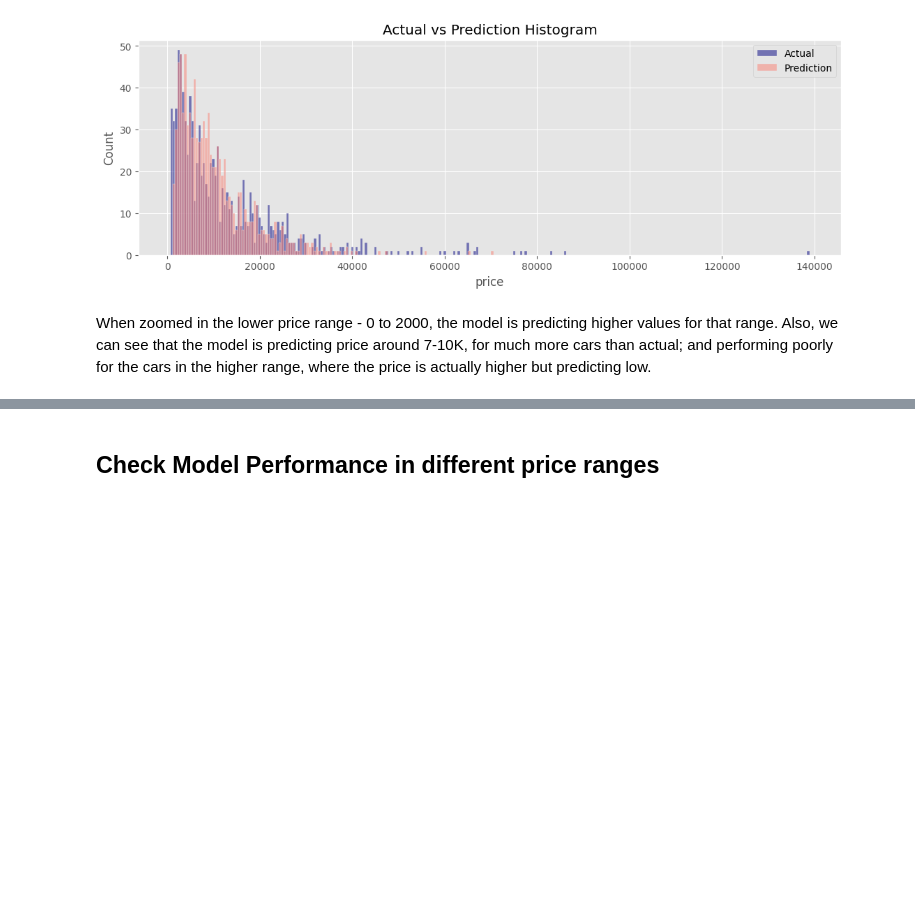
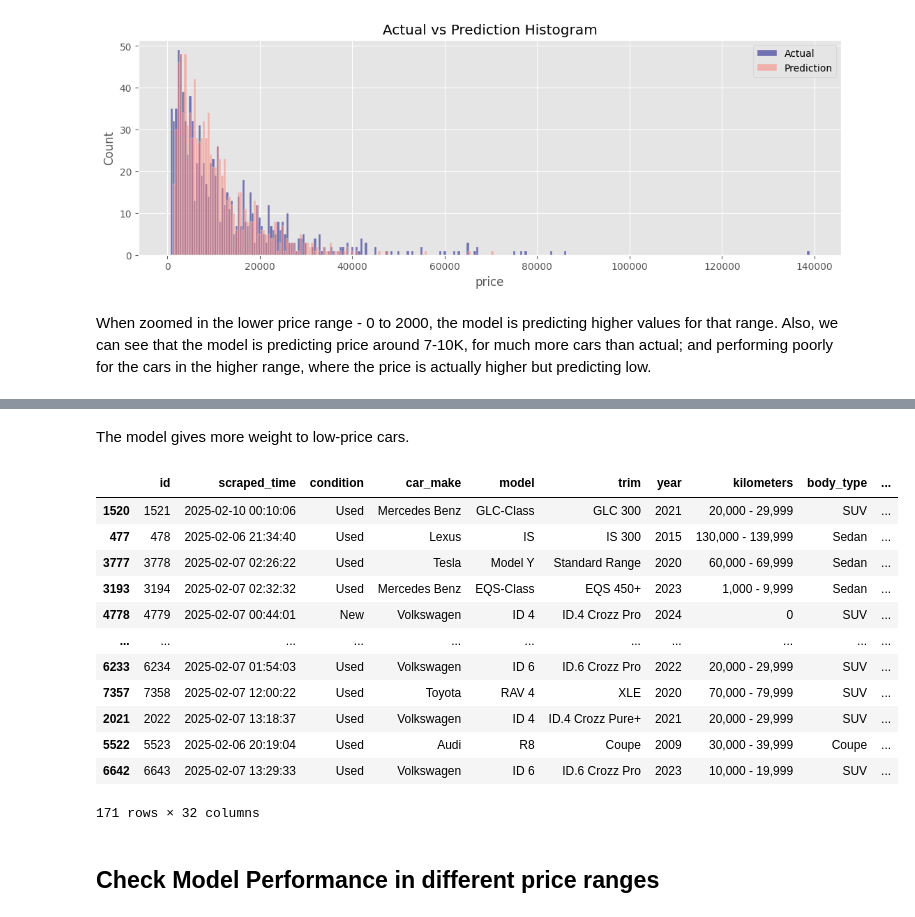
Before and after one commit to abhaykukade/Car-Price-Prediction, a Jupyter notebook: model_evaluation_v2.ipynb, the cells around one changed output, grey strips where cells are left out. Saved outputs shown, nothing was run; the diff lists cells and outputs as text; code cells hidden in the pictures; blank space fills up the shorter version.

```diff
--- a/model_evaluation_v2.ipynb
+++ b/model_evaluation_v2.ipynb
@@ -617,3 +678,21 @@ Also, we can see that the model is predicting price around 7-10K, for much more
+# %% [markdown]
+The model gives more weight to low-price cars.
+# %%
+X_val_zoom
+# %% [output]
+|  | id | scraped_time | condition | car_make | model | trim | year | kilometers | body_type | ... |
+| 1520 | 1521 | 2025-02-10 00:10:06 | Used | Mercedes Benz | GLC-Class | GLC 300 | 2021 | 20,000 - 29,999 | SUV | ... |
+| 477 | 478 | 2025-02-06 21:34:40 | Used | Lexus | IS | IS 300 | 2015 | 130,000 - 139,999 | Sedan | ... |
+| 3777 | 3778 | 2025-02-07 02:26:22 | Used | Tesla | Model Y | Standard Range | 2020 | 60,000 - 69,999 | Sedan | ... |
+| 3193 | 3194 | 2025-02-07 02:32:32 | Used | Mercedes Benz | EQS-Class | EQS 450+ | 2023 | 1,000 - 9,999 | Sedan | ... |
+| 4778 | 4779 | 2025-02-07 00:44:01 | New | Volkswagen | ID 4 | ID.4 Crozz Pro | 2024 | 0 | SUV | ... |
+| ... | ... | ... | ... | ... | ... | ... | ... | ... | ... | ... |
+| 6233 | 6234 | 2025-02-07 01:54:03 | Used | Volkswagen | ID 6 | ID.6 Crozz Pro | 2022 | 20,000 - 29,999 | SUV | ... |
+| 7357 | 7358 | 2025-02-07 12:00:22 | Used | Toyota | RAV 4 | XLE | 2020 | 70,000 - 79,999 | SUV | ... |
+| 2021 | 2022 | 2025-02-07 13:18:37 | Used | Volkswagen | ID 4 | ID.4 Crozz Pure+ | 2021 | 20,000 - 29,999 | SUV | ... |
+| 5522 | 5523 | 2025-02-06 20:19:04 | Used | Audi | R8 | Coupe | 2009 | 30,000 - 39,999 | Coupe | ... |
+| 6642 | 6643 | 2025-02-07 13:29:33 | Used | Volkswagen | ID 6 | ID.6 Crozz Pro | 2023 | 10,000 - 19,999 | SUV | ... |
+171 rows × 32 columns
 # %% [markdown]
 ## Check Model Performance in different price ranges
 # %%
```
Also changed, not shown: parts of 30 cells of this notebook, 2 other files.
